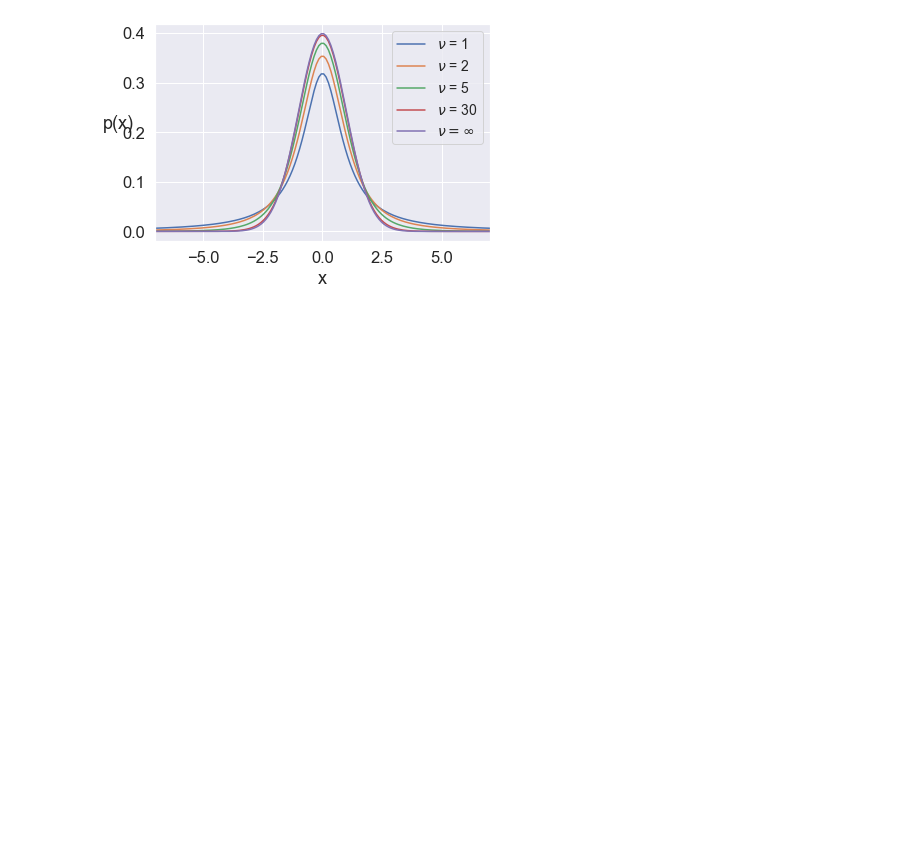
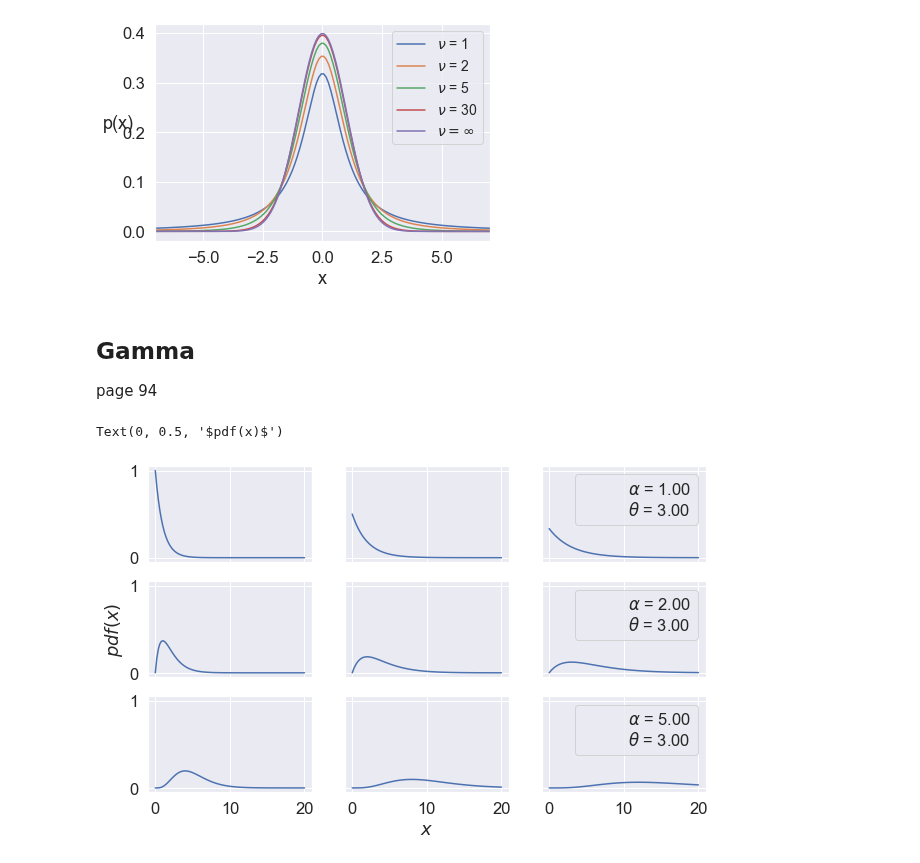
Before and after one commit to balarsen/pymc_learning, a Jupyter notebook: BayesianAnalysisWithPython/Distributions.ipynb, the cells around one changed output. Cells and saved outputs as stored; diff of their text form; code cells hidden in the pictures; blank space fills up the shorter version.

```diff
--- a/BayesianAnalysisWithPython/Distributions.ipynb
+++ b/BayesianAnalysisWithPython/Distributions.ipynb
@@ -129,3 +129,25 @@ plt.xlim(-7, 7)
 # %% [output]
 (-7, 7)
 [figure]
+# %% [markdown]
+## Gamma
+page 94
+# %%
+
+rates = [1, 2, 5]
+scales = [1, 2, 3]
+x = np.linspace(0, 20, 100)
+f, ax = plt.subplots(len(rates), len(scales), sharex=True, sharey=True, figsize=(10,6))
+for i in range(len(rates)):
+    for j in range(len(scales)):
+        rate = rates[i]
+        scale = scales[j]
+        rv = stats.gamma(a=rate, scale=scale)
+        ax[i,j].plot(x, rv.pdf(x))
+        ax[i,j].plot(0, 0, label="$\\alpha$ = {:3.2f}\n$\\theta$ = {:3.2f}".format(rate, scale), alpha=0)
+    ax[i,j].legend()
+ax[2,1].set_xlabel('$x$')
+ax[1,0].set_ylabel('$pdf(x)$')
+# %% [output]
+Text(0, 0.5, '$pdf(x)$')
+[figure, added]
```
Also changed, not shown: parts of 1 cell of this notebook, 35 other files.
